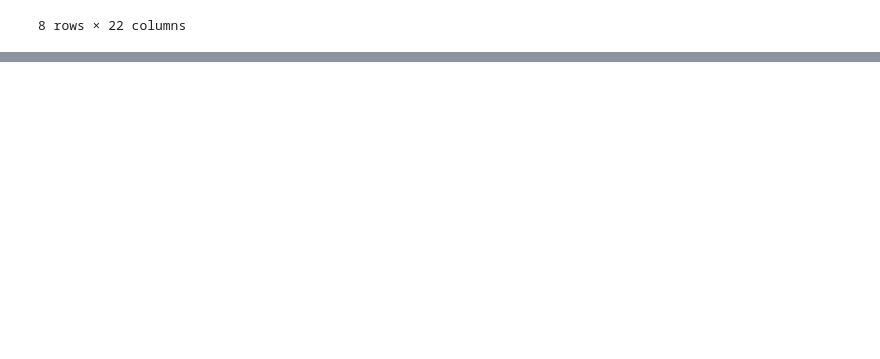
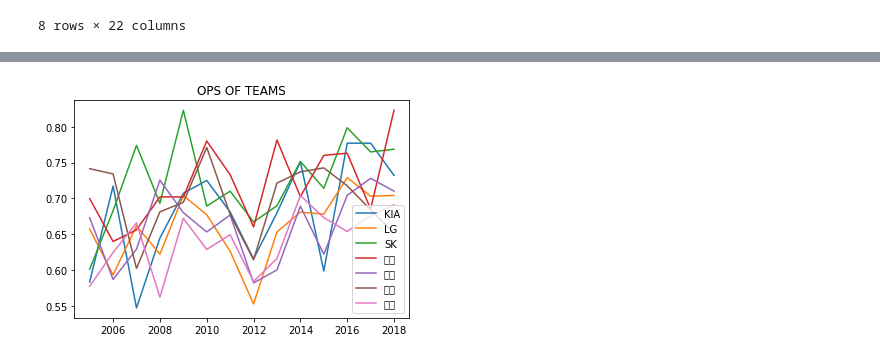
Before and after one commit to bigdataleeky/python, a Jupyter notebook: 20220602/20220602_kbo_ops.ipynb, the cells around one changed output, grey strips where cells are left out. Saved outputs shown, nothing was run; the diff lists cells and outputs as text; code cells hidden in the pictures; blank space fills up the shorter version.

```diff
--- a/20220602/20220602_kbo_ops.ipynb
+++ b/20220602/20220602_kbo_ops.ipynb
@@ -259,0 +283,3 @@ display(regular_df.shape, regular_df.head(), regular_df.describe())
+# %%
+regular_df_year_teasm_ops =  regular_df.pivot_table(index = ['team'], columns='year', values='OPS', aggfunc='median')
+regular_df_year_teasm_ops
@@ -259,0 +306,3 @@ display(regular_df.shape, regular_df.head(), regular_df.describe())
+# %%
+index =  regular_df_year_teasm_ops.loc[:,2005:].isnull().sum(axis=1) == 0
+regular_df_year_teasm_ops.loc[index,2005:].T
@@ -259,0 +326,8 @@ display(regular_df.shape, regular_df.head(), regular_df.describe())
+# %%
+# 팀별 OPS
+plt.plot(regular_df_year_teasm_ops.loc[index,2005:].T)
+plt.legend(regular_df_year_teasm_ops.loc[index,2005:].T.columns, loc = 'best')
+plt.title("OPS OF TEAMS")
+plt.show()
+# %% [output]
+[figure, added]
```
Also changed, not shown: parts of 4 cells of this notebook.
